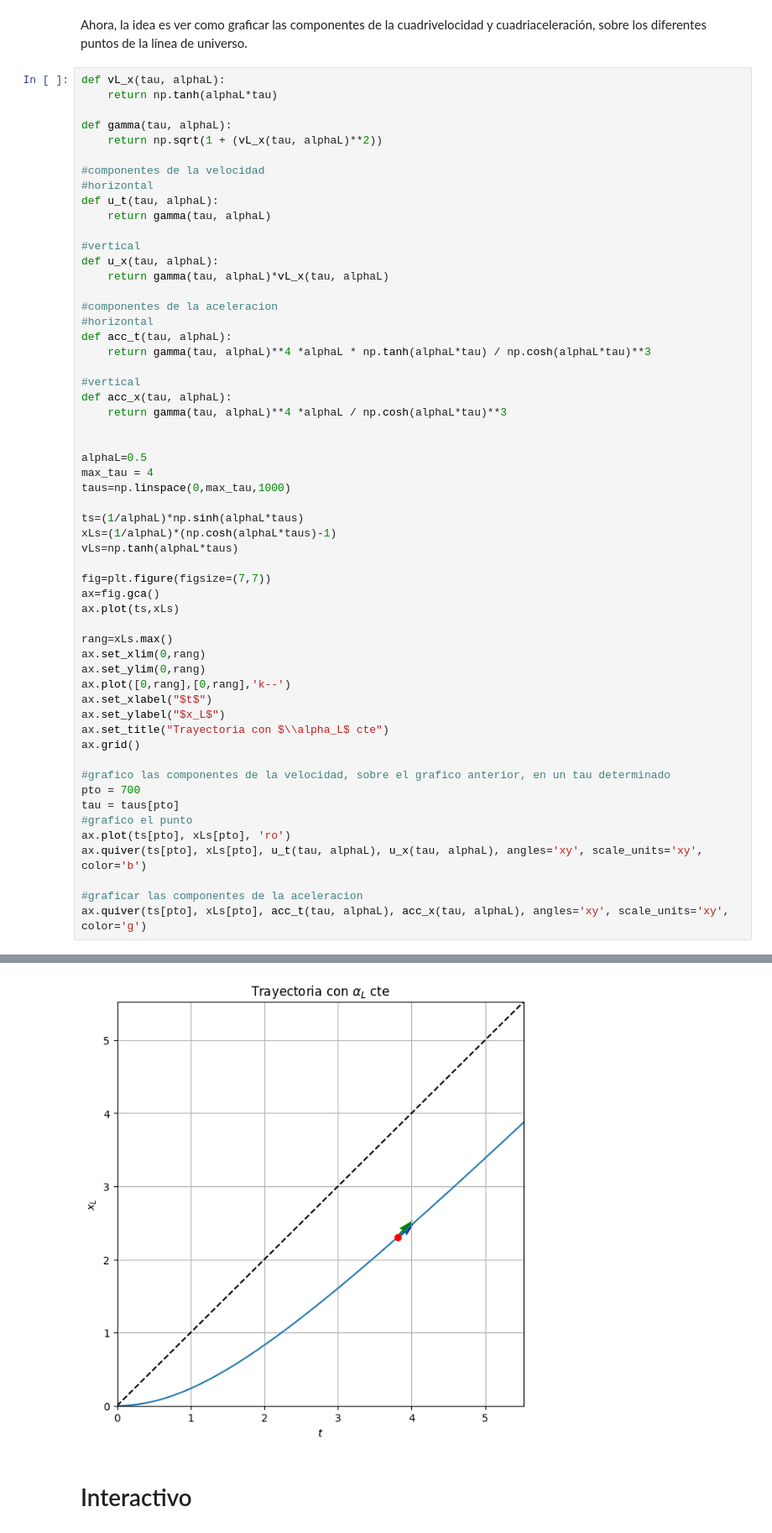
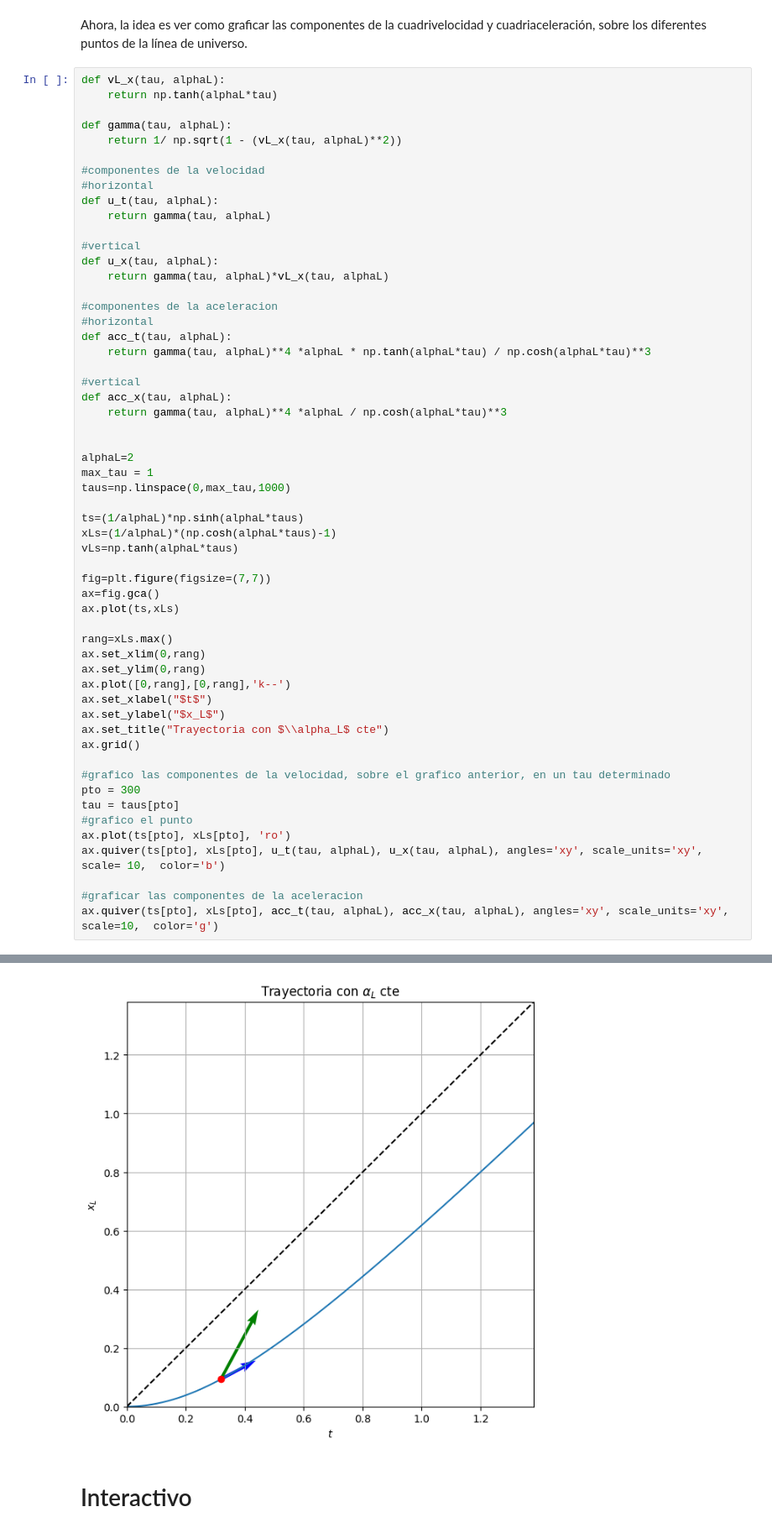
Before and after one commit to marianagomezcuartas/Relatividad, a Jupyter notebook: MINItareas/minitarea1.ipynb, the cells around one changed output, grey strips where cells are left out. Shown at 84% size. Cells and saved outputs as stored; diff of their text form.

```diff
--- a/MINItareas/minitarea1.ipynb
+++ b/MINItareas/minitarea1.ipynb
@@ -68,7 +68,7 @@ def vL_x(tau, alphaL):
     return np.tanh(alphaL*tau)
 
 def gamma(tau, alphaL):
-    return np.sqrt(1 + (vL_x(tau, alphaL)**2))
+    return 1/ np.sqrt(1 - (vL_x(tau, alphaL)**2))
 
 #componentes de la velocidad
 #horizontal
@@ -89,39 +89,39 @@ def acc_x(tau, alphaL):
     return gamma(tau, alphaL)**4 *alphaL / np.cosh(alphaL*tau)**3
 
 
-alphaL=0.5
-max_tau = 4
+alphaL=2
+max_tau = 1
 taus=np.linspace(0,max_tau,1000)
 
 ts=(1/alphaL)*np.sinh(alphaL*taus)
 xLs=(1/alphaL)*(np.cosh(alphaL*taus)-1)
 vLs=np.tanh(alphaL*taus)
 
 fig=plt.figure(figsize=(7,7))
 ax=fig.gca()
 ax.plot(ts,xLs)
 
 rang=xLs.max()
 ax.set_xlim(0,rang)
 ax.set_ylim(0,rang)
 ax.plot([0,rang],[0,rang],'k--')
 ax.set_xlabel("$t$")
 ax.set_ylabel("$x_L$")
 ax.set_title("Trayectoria con $\\alpha_L$ cte")
 ax.grid()
 
 #grafico las componentes de la velocidad, sobre el grafico anterior, en un tau determinado
-pto = 700
+pto = 300
 tau = taus[pto]
 #grafico el punto
 ax.plot(ts[pto], xLs[pto], 'ro')
-ax.quiver(ts[pto], xLs[pto], u_t(tau, alphaL), u_x(tau, alphaL), angles='xy', scale_units='xy',  color='b')
+ax.quiver(ts[pto], xLs[pto], u_t(tau, alphaL), u_x(tau, alphaL), angles='xy', scale_units='xy', scale= 10,  color='b')
 
 #graficar las componentes de la aceleracion
-ax.quiver(ts[pto], xLs[pto], acc_t(tau, alphaL), acc_x(tau, alphaL), angles='xy', scale_units='xy',  color='g')
+ax.quiver(ts[pto], xLs[pto], acc_t(tau, alphaL), acc_x(tau, alphaL), angles='xy', scale_units='xy', scale=10,  color='g')
 # %% [output]
 <matplotlib.quiver.Quiver at 0x...>
-[figure, old version]
+[figure, new version]
 # %% [markdown]
 # Interactivo
 # %%
```
Also changed, not shown: parts of 1 cell of this notebook.
